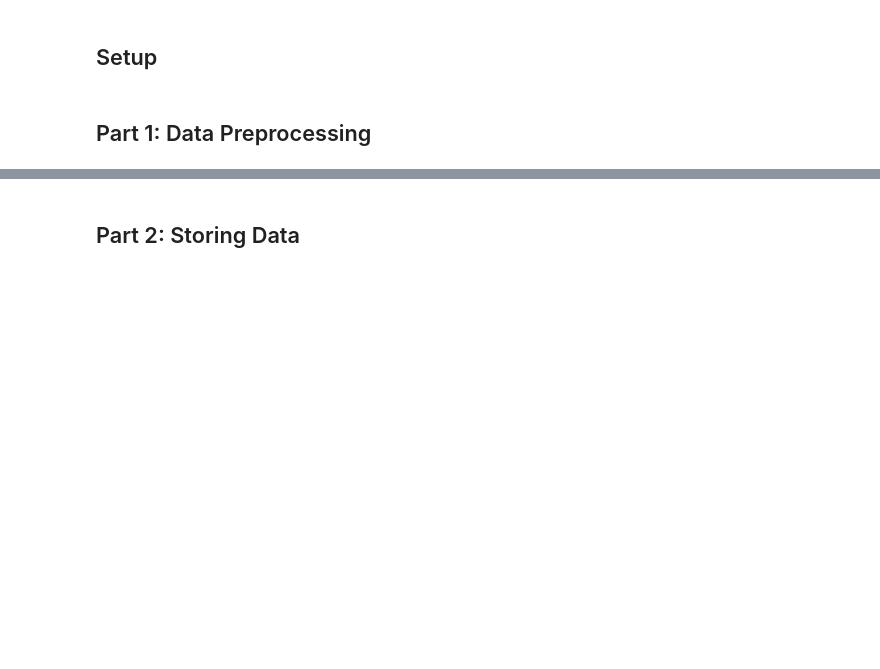
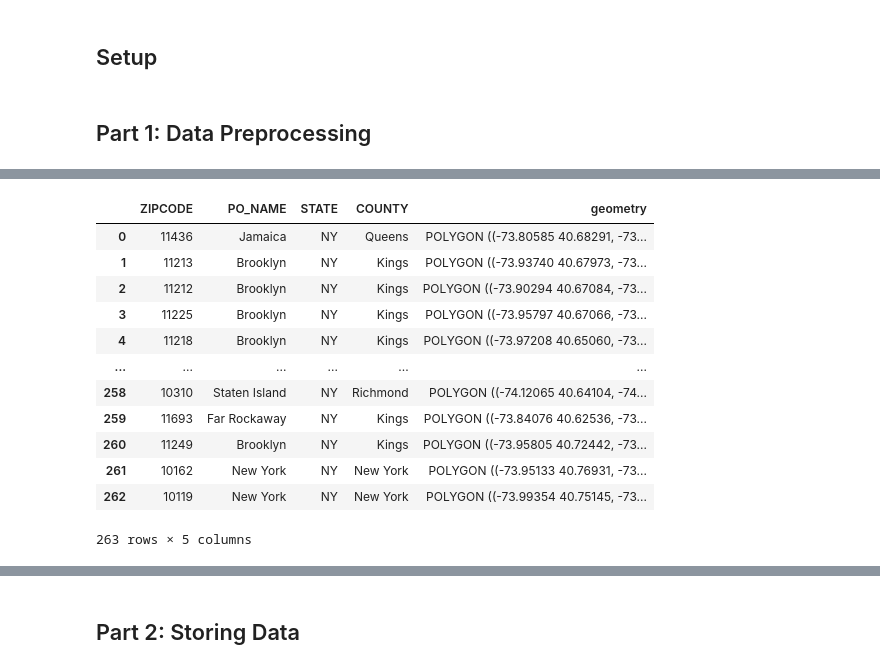
Before and after one commit to jyjulia/4501-project, a Jupyter notebook: Project Template.ipynb, the cells around one changed output, grey strips where cells are left out. Drawn from its saved outputs; the diff is of its cells as text; code cells hidden in the pictures; blank space fills up the shorter version.

```diff
--- a/Project Template.ipynb
+++ b/Project Template.ipynb
@@ -78,3 +96,21 @@ def load_and_clean_zipcodes(zipcode_datafile):
+# %%
+geodf_zipcode_data=geodf_zipcode_data.drop(['BLDGZIP','POPULATION','AREA','ST_FIPS','CTY_FIPS','URL','SHAPE_AREA','SHAPE_LEN'],axis=1)
+geodf_zipcode_data= geodf_zipcode_data.to_crs(epsg=4326)
+geodf_zipcode_data
+# %% [output]
+|  | ZIPCODE | PO_NAME | STATE | COUNTY | geometry |
+| 0 | 11436 | Jamaica | NY | Queens | POLYGON ((-73.80585 40.68291, -73... |
+| 1 | 11213 | Brooklyn | NY | Kings | POLYGON ((-73.93740 40.67973, -73... |
+| 2 | 11212 | Brooklyn | NY | Kings | POLYGON ((-73.90294 40.67084, -73... |
+| 3 | 11225 | Brooklyn | NY | Kings | POLYGON ((-73.95797 40.67066, -73... |
+| 4 | 11218 | Brooklyn | NY | Kings | POLYGON ((-73.97208 40.65060, -73... |
+| ... | ... | ... | ... | ... | ... |
+| 258 | 10310 | Staten Island | NY | Richmond | POLYGON ((-74.12065 40.64104, -74... |
+| 259 | 11693 | Far Rockaway | NY | Kings | POLYGON ((-73.84076 40.62536, -73... |
+| 260 | 11249 | Brooklyn | NY | Kings | POLYGON ((-73.95805 40.72442, -73... |
+| 261 | 10162 | New York | NY | New York | POLYGON ((-73.95133 40.76931, -73... |
+| 262 | 10119 | New York | NY | New York | POLYGON ((-73.99354 40.75145, -73... |
+263 rows × 5 columns
 # %%
 def download_and_clean_311_data():
     api_endpoint = 'https://data.cityofnewyork.us/resource/erm2-nwe9.json'
```
Also changed, not shown: parts of 20 cells of this notebook.
